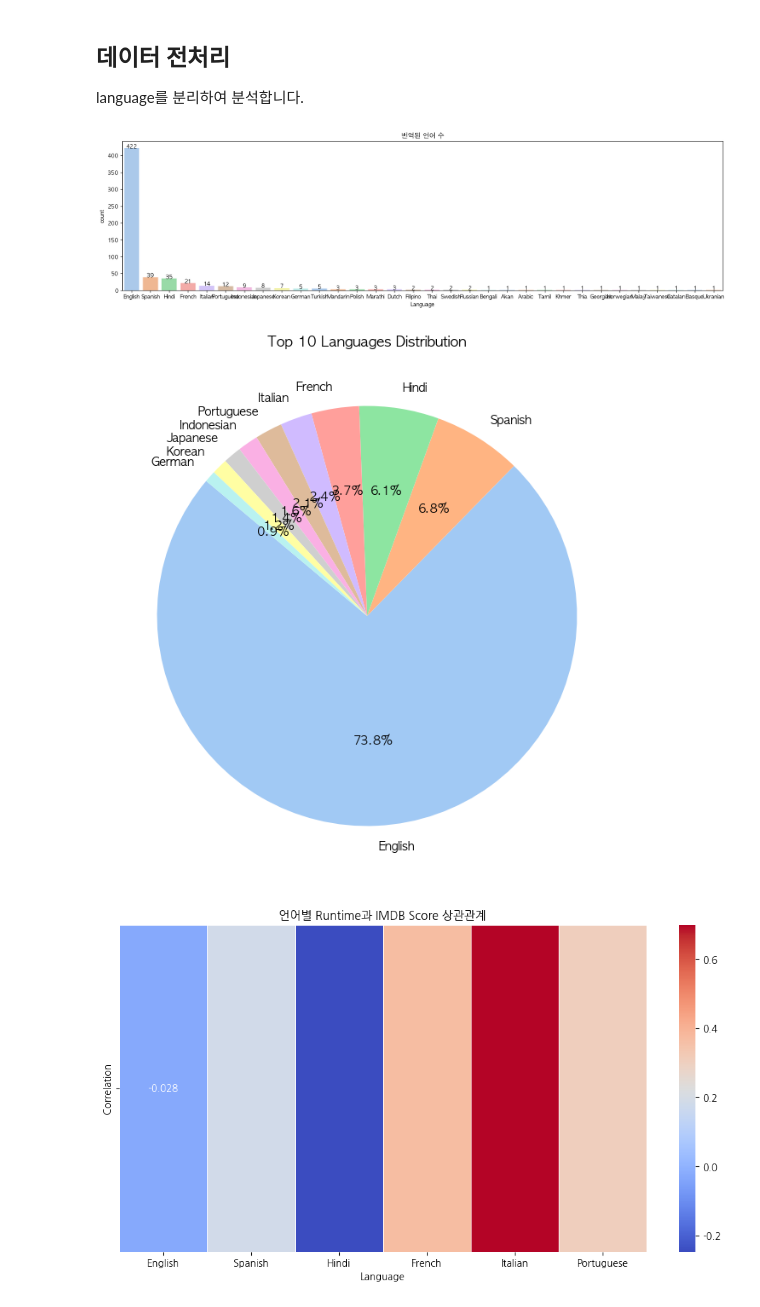
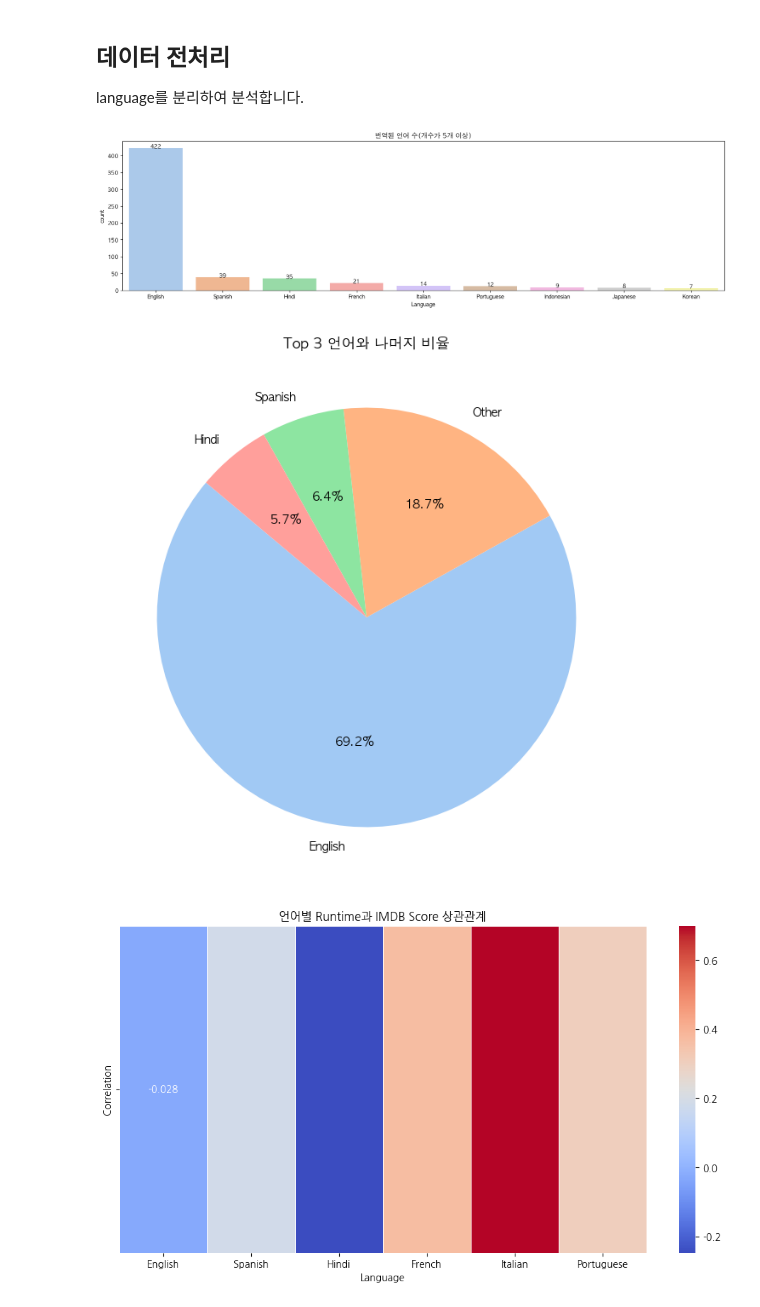
Before and after one commit to bluecloud96/netflix_data_analysis, a Jupyter notebook: Netflix_EDA.ipynb, the cells around one changed output. Saved outputs shown, nothing was run; the diff lists cells and outputs as text; code cells hidden in the pictures.

```diff
--- a/Netflix_EDA.ipynb
+++ b/Netflix_EDA.ipynb
@@ -73,7 +77,7 @@ plt.figure(figsize=(20,5))
 ax=sns.countplot(
     x='Language',
     data=language_df,
-    order=sorted_language_df,
+    order=language_list,
     palette="pastel"
 )
 for p in ax.patches:
@@ -82,21 +86,25 @@ for p in ax.patches:
             '{:1.0f}'.format(height),
             ha="center")
 
-plt.title('번역된 언어 수')
+plt.title('번역된 언어 수(개수가 5개 이상)')
 plt.show()
 # %% [output]
-[figure, old version]
+[figure, new version]
+# %%
+pie_language_df = language_df.copy()
+# %%
+pie_language_df['Language'] = pie_language_df['Language'].apply(lambda x: x if x in ['English', 'Hindi', 'Spanish'] else 'Other')
+# %%
+pie_language_count_df = pie_language_df['Language'].value_counts()
 # %%
-top_languages = language_df['Language'].value_counts().nlargest(10)
-
 # 파이 차트를 그립니다.
 plt.figure(figsize=(8, 8))
-plt.pie(top_languages, labels=top_languages.index, autopct='%1.1f%%', startangle=140, colors=sns.color_palette("pastel"))
+plt.pie(pie_language_count_df, labels=pie_language_count_df.index, autopct='%1.1f%%', startangle=140, colors=sns.color_palette("pastel"))
 
-plt.title('Top 10 Languages Distribution')
+plt.title('Top 3 언어와 나머지 비율')
 plt.show()
 # %% [output]
-[figure, old version]
+[figure, new version]
 # %%
 import matplotlib.pyplot as plt
 from matplotlib import font_manager as fm
```
Also changed, not shown: parts of 18 cells of this notebook.
